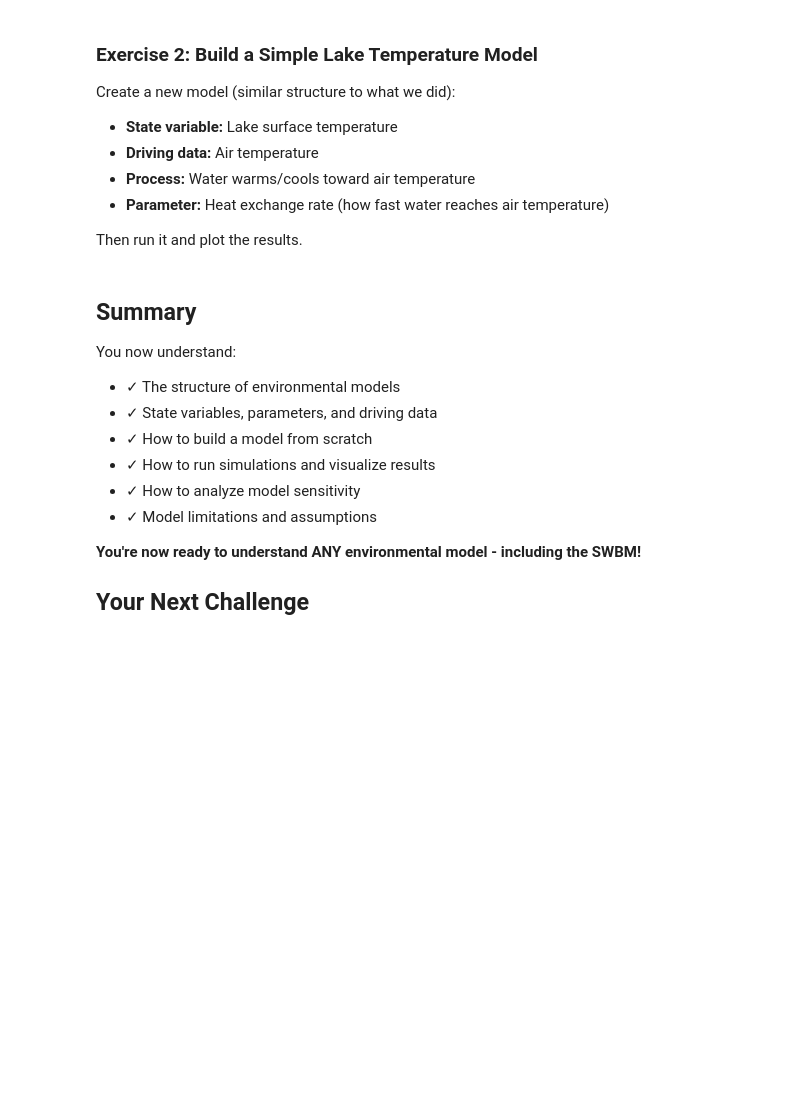
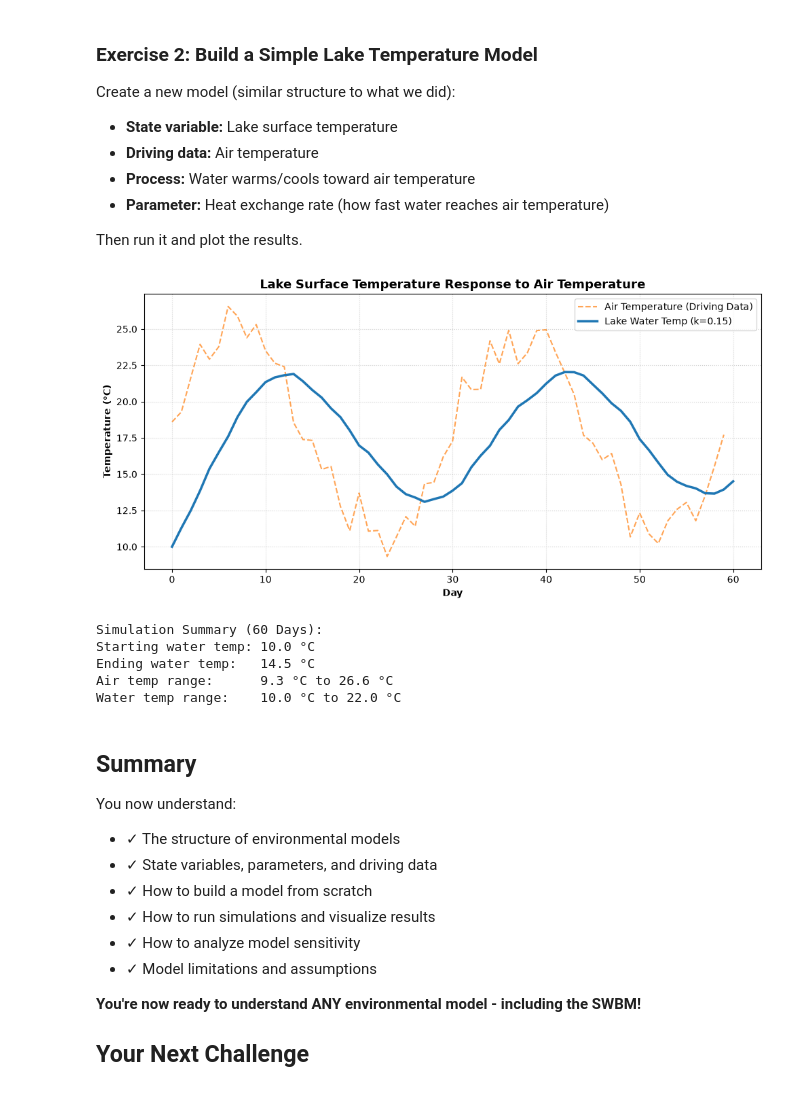
Before and after one commit to SanRoy-9/Earth_Sys_Modelling, a Jupyter notebook: tutorials/04_Building_Your_Own_Model.ipynb, the cells around one changed output. Saved outputs shown, nothing was run; the diff lists cells and outputs as text; code cells hidden in the pictures; blank space fills up the shorter version.

```diff
--- a/tutorials/04_Building_Your_Own_Model.ipynb
+++ b/tutorials/04_Building_Your_Own_Model.ipynb
@@ -420,11 +548,65 @@ Create a new model (similar structure to what we did):
 
 Then run it and plot the results.
 # %%
-# YOUR CODE HERE
-# Define parameters, initial state, and driving data
-# Write a function to calculate temperature change
-# Run a simulation loop
-# Plot water temperature vs air temperature
+# Process Function (Newton's Law of Cooling)
+def calculate_temp_change(air_temp, water_temp, exchange_rate):
+    """
+    Calculates temperature change per time step.
+    Positive value = warming, negative value = cooling.
+    """
+    return exchange_rate * (air_temp - water_temp)
+
+# Model Setup & Parameters
+days = 60
+initial_water_temp = 10.0   # Initial lake surface temperature (°C)
+exchange_rate = 0.15        # Heat exchange rate parameter (k per day)
+
+# Synthetic Driving Data (Daily Air Temperature)
+np.random.seed(42)
+time = np.arange(days)
+# Air temperature fluctuates seasonally around 18°C with daily weather noise
+air_temp = 18.0 + 7.0 * np.sin(2 * np.pi * time / 30) + np.random.normal(0, 1.2, days)
+
+# State Variable Array & Storage
+water_temp = np.zeros(days + 1)
+water_temp[0] = initial_water_temp
+temp_changes = np.zeros(days)
+
+# Simulation Loop
+for day in range(days):
+    # Calculate thermal exchange process
+    dT = calculate_temp_change(air_temp[day], water_temp[day], exchange_rate)
+    temp_changes[day] = dT
+
+    # Update state variable (water temperature for next day)
+    water_temp[day + 1] = water_temp[day] + dT
+
+# Visualization
+plt.figure(figsize=(10, 5))
+plt.plot(time, air_temp, label='Air Temperature (Driving Data)', color='#ff7f0e', linestyle='--', alpha=0.7)
+plt.plot(np.arange(days + 1), water_temp, label=f'Lake Water Temp (k={exchange_rate})', color='#1f77b4', linewidth=2.5)
+
+plt.title('Lake Surface Temperature Response to Air Temperature', fontsize=13, fontweight='bold')
+plt.xlabel('Day', fontweight='bold')
+plt.ylabel('Temperature (°C)', fontweight='bold')
+plt.grid(True, linestyle=':', alpha=0.6)
+plt.legend(loc='upper right')
+plt.tight_layout()
+plt.show()
+
+# 7. Print Summary Metrics
+print(f"Simulation Summary ({days} Days):")
+print(f"Starting water temp: {water_temp[0]:.1f} °C")
+print(f"Ending water temp:   {water_temp[-1]:.1f} °C")
+print(f"Air temp range:      {air_temp.min():.1f} °C to {air_temp.max():.1f} °C")
+print(f"Water temp range:    {water_temp.min():.1f} °C to {water_temp.max():.1f} °C")
+# %% [output]
+[figure, added]
+Simulation Summary (60 Days):
+Starting water temp: 10.0 °C
+Ending water temp:   14.5 °C
+Air temp range:      9.3 °C to 26.6 °C
+Water temp range:    10.0 °C to 22.0 °C
 # %% [markdown]
 ## Summary
 
```
Also changed, not shown: parts of 5 cells of this notebook.
